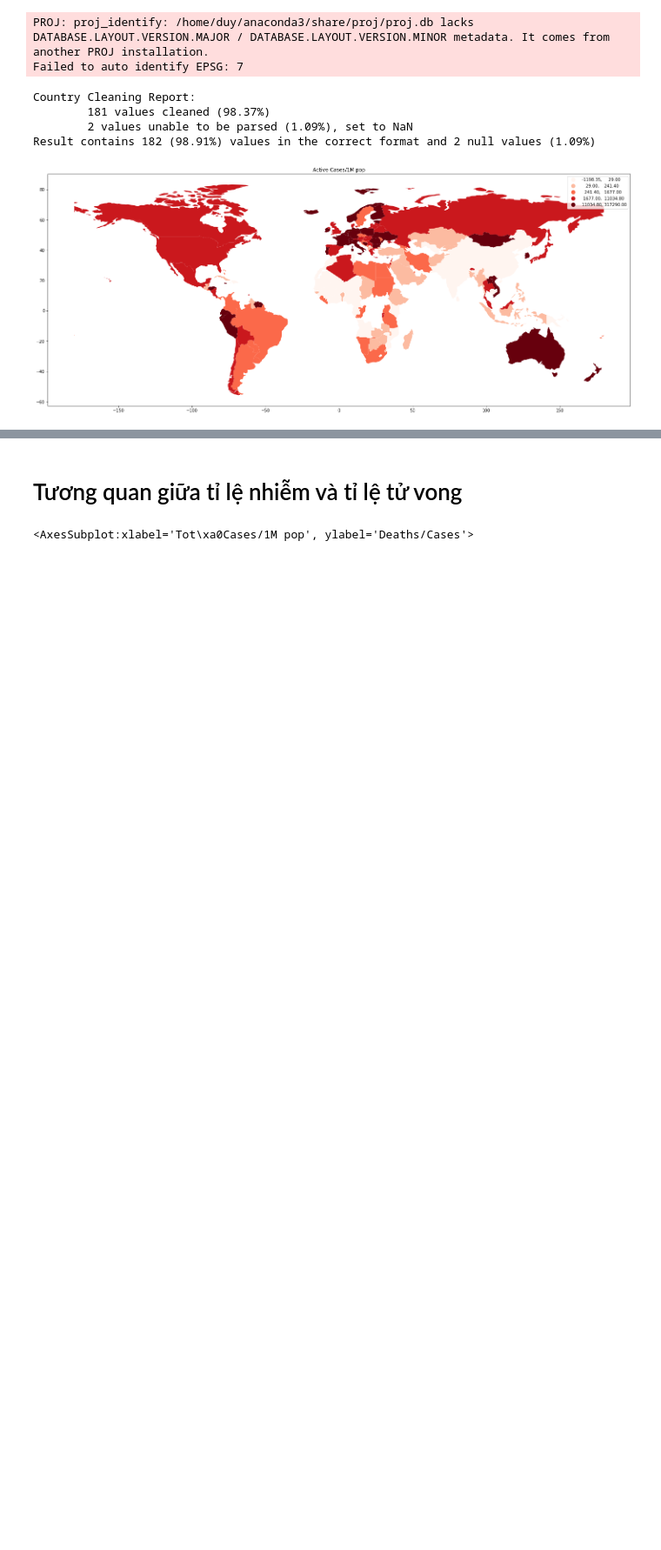
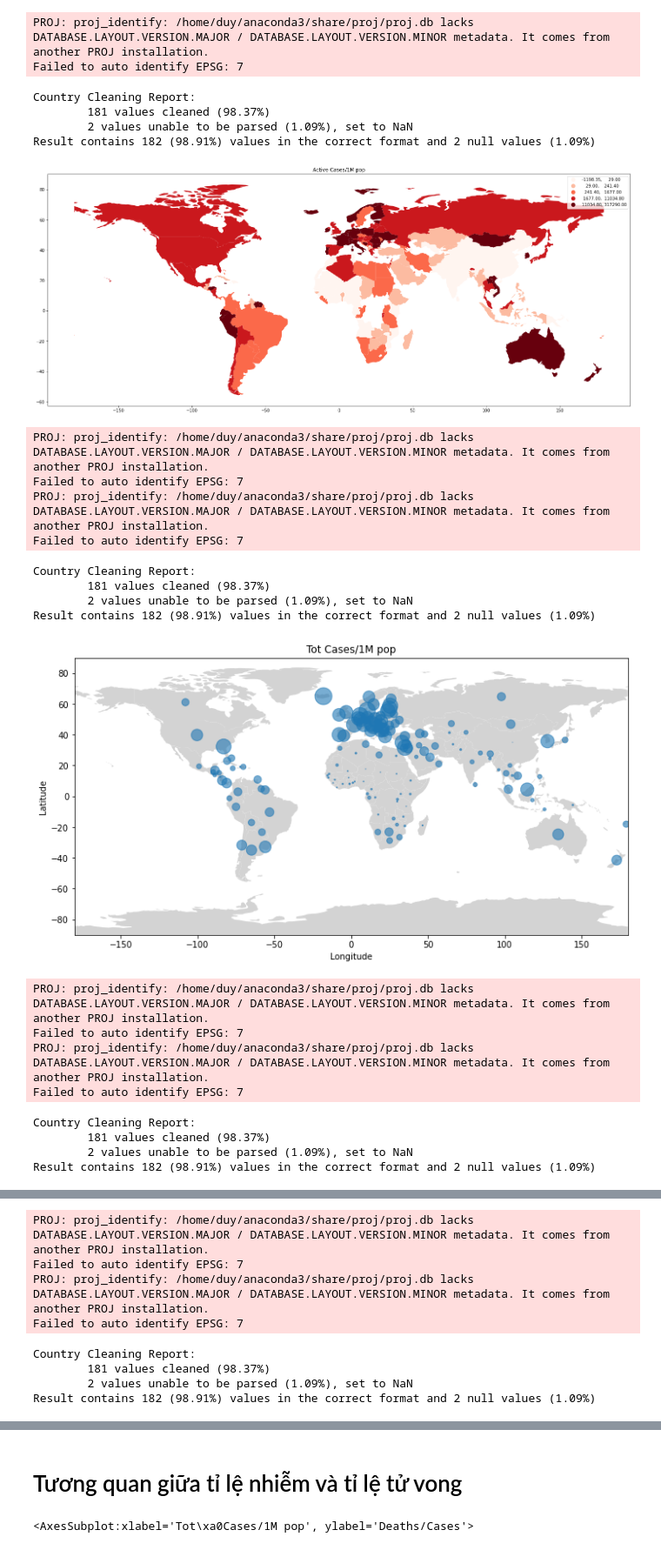
Before and after one commit to tonyvu1289/DV_lab01, a Jupyter notebook: main.ipynb, the cells around one changed output, grey strips where cells are left out. Shown at 87% size. Drawn from its saved outputs; the diff is of its cells as text; code cells hidden in the pictures; blank space fills up the shorter version.

```diff
--- a/main.ipynb
+++ b/main.ipynb
@@ -126,3 +126,60 @@ Country Cleaning Report:
         2 values unable to be parsed (1.09%), set to NaN
 Result contains 182 (98.91%) values in the correct format and 2 null values (1.09%)
 [figure]
+# %%
+def world_map_visualize_circular(df,column):
+
+    worldmap = geopandas.read_file(geopandas.datasets.get_path("naturalearth_lowres"))
+    # Creating axes and plotting world map
+    fig, ax = plt.subplots(figsize=(12, 6))
+    worldmap.plot(color="lightgrey", ax=ax)
+    world = geopandas.read_file(geopandas.datasets.get_path('naturalearth_lowres'))
+    #fix world manually
+    world.loc[world['name'] == 'France', 'iso_a3'] = 'FRA'
+    world.loc[world['name'] == 'Norway', 'iso_a3'] = 'NOR'
+    world.loc[world['name'] == 'Somaliland', 'iso_a3'] = 'SOM'
+    world.loc[world['name'] == 'Kosovo', 'iso_a3'] = 'RKS'
+    #----------------------------------
+    # rename the columns so that we can merge with our data
+    world.columns=['pop_est', 'continent', 'name', 'CODE', 'gdp_md_est', 'geometry']
+    # then merge with our data
+    merge=pd.merge(world,df,on='CODE')
+    # last thing we need to do is - merge again with our location data which contains each country’s latitude and longitude
+    location=pd.read_csv('./data/countries.csv')
+    location = clean_country(location,"name",output_format="alpha-3")
+    merge=merge.merge(location,left_on='CODE',right_on='name_clean')
+    # Plotting our Impact Energy data with a color map
+    x = merge['longitude']
+    y = merge['latitude']
+    z = merge[column]
+    scale = 1/z.max()
+    plt.scatter(x, y, s=z*scale*400, alpha=0.6, vmin=1,vmax=6)
+
+    # Creating axis limits and title
+    plt.xlim([-180, 180])
+    plt.ylim([-90, 90])
+    plt.title(column)
+    plt.xlabel("Longitude")
+    plt.ylabel("Latitude")
+    plt.show()
+# %%
+for col in ['Tot\xa0Cases/1M pop','Deaths/Cases', 'Tests/ 1M pop','Active Cases/1M pop']:
+    world_map_visualize_circular(df,col)
+# %% [output]
+PROJ: proj_identify: /home/duy/anaconda3/share/proj/proj.db lacks DATABASE.LAYOUT.VERSION.MAJOR / DATABASE.LAYOUT.VERSION.MINOR metadata. It comes from another PROJ installation.
+Failed to auto identify EPSG: 7
+PROJ: proj_identify: /home/duy/anaconda3/share/proj/proj.db lacks DATABASE.LAYOUT.VERSION.MAJOR / DATABASE.LAYOUT.VERSION.MINOR metadata. It comes from another PROJ installation.
+Failed to auto identify EPSG: 7
+Country Cleaning Report:
+        181 values cleaned (98.37%)
+        2 values unable to be parsed (1.09%), set to NaN
+Result contains 182 (98.91%) values in the correct format and 2 null values (1.09%)
+[figure, added]
+PROJ: proj_identify: /home/duy/anaconda3/share/proj/proj.db lacks DATABASE.LAYOUT.VERSION.MAJOR / DATABASE.LAYOUT.VERSION.MINOR metadata. It comes from another PROJ installation.
+Failed to auto identify EPSG: 7
+PROJ: proj_identify: /home/duy/anaconda3/share/proj/proj.db lacks DATABASE.LAYOUT.VERSION.MAJOR / DATABASE.LAYOUT.VERSION.MINOR metadata. It comes from another PROJ installation.
+Failed to auto identify EPSG: 7
+Country Cleaning Report:
+        181 values cleaned (98.37%)
+        2 values unable to be parsed (1.09%), set to NaN
+Result contains 182 (98.91%) values in the correct format and 2 null values (1.09%)
@@ -128,0 +187,8 @@ Result contains 182 (98.91%) values in the correct format and 2 null values (1.0
+PROJ: proj_identify: /home/duy/anaconda3/share/proj/proj.db lacks DATABASE.LAYOUT.VERSION.MAJOR / DATABASE.LAYOUT.VERSION.MINOR metadata. It comes from another PROJ installation.
+Failed to auto identify EPSG: 7
+PROJ: proj_identify: /home/duy/anaconda3/share/proj/proj.db lacks DATABASE.LAYOUT.VERSION.MAJOR / DATABASE.LAYOUT.VERSION.MINOR metadata. It comes from another PROJ installation.
+Failed to auto identify EPSG: 7
+Country Cleaning Report:
+        181 values cleaned (98.37%)
+        2 values unable to be parsed (1.09%), set to NaN
+Result contains 182 (98.91%) values in the correct format and 2 null values (1.09%)
```
Also changed, not shown: parts of 4 cells of this notebook.
